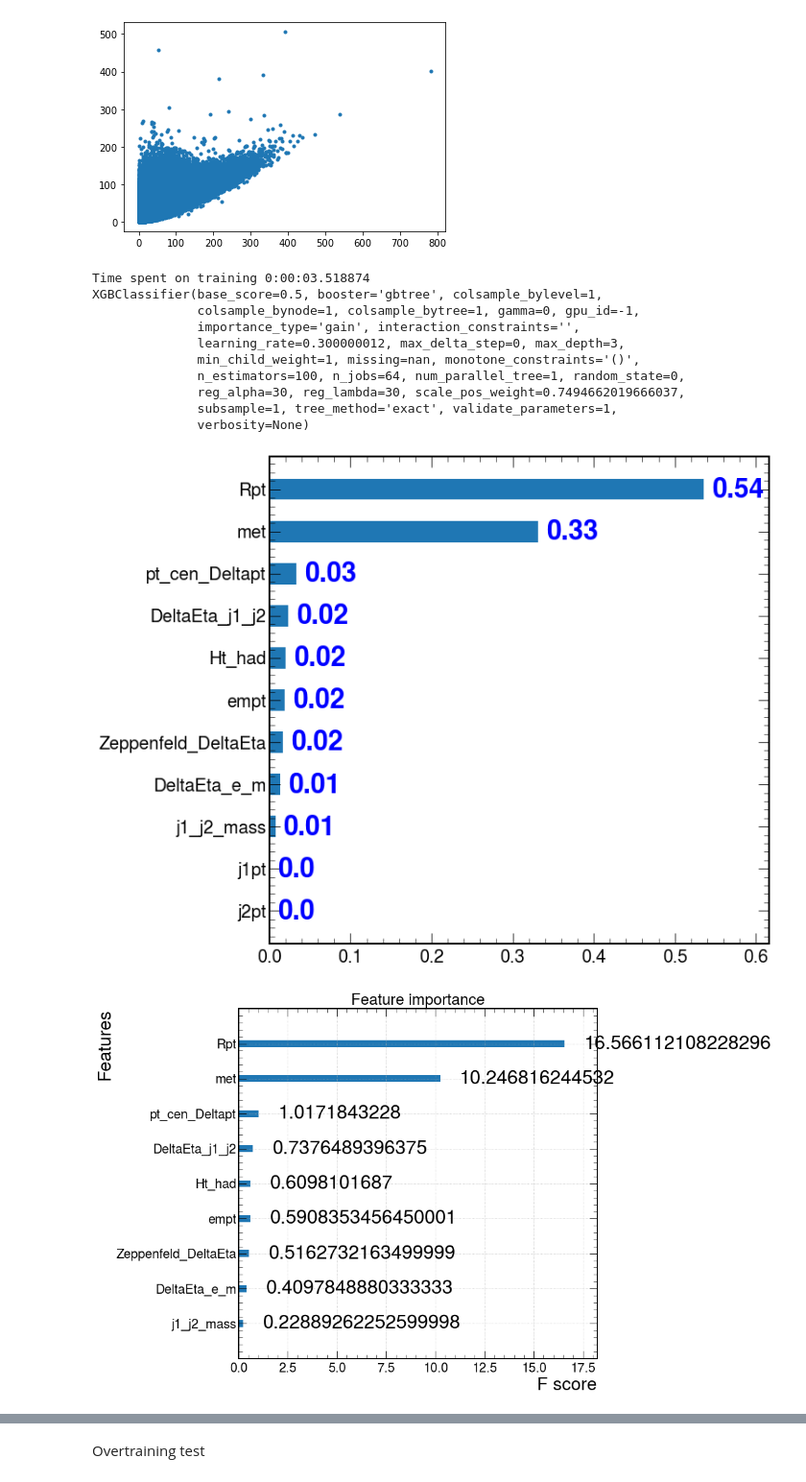
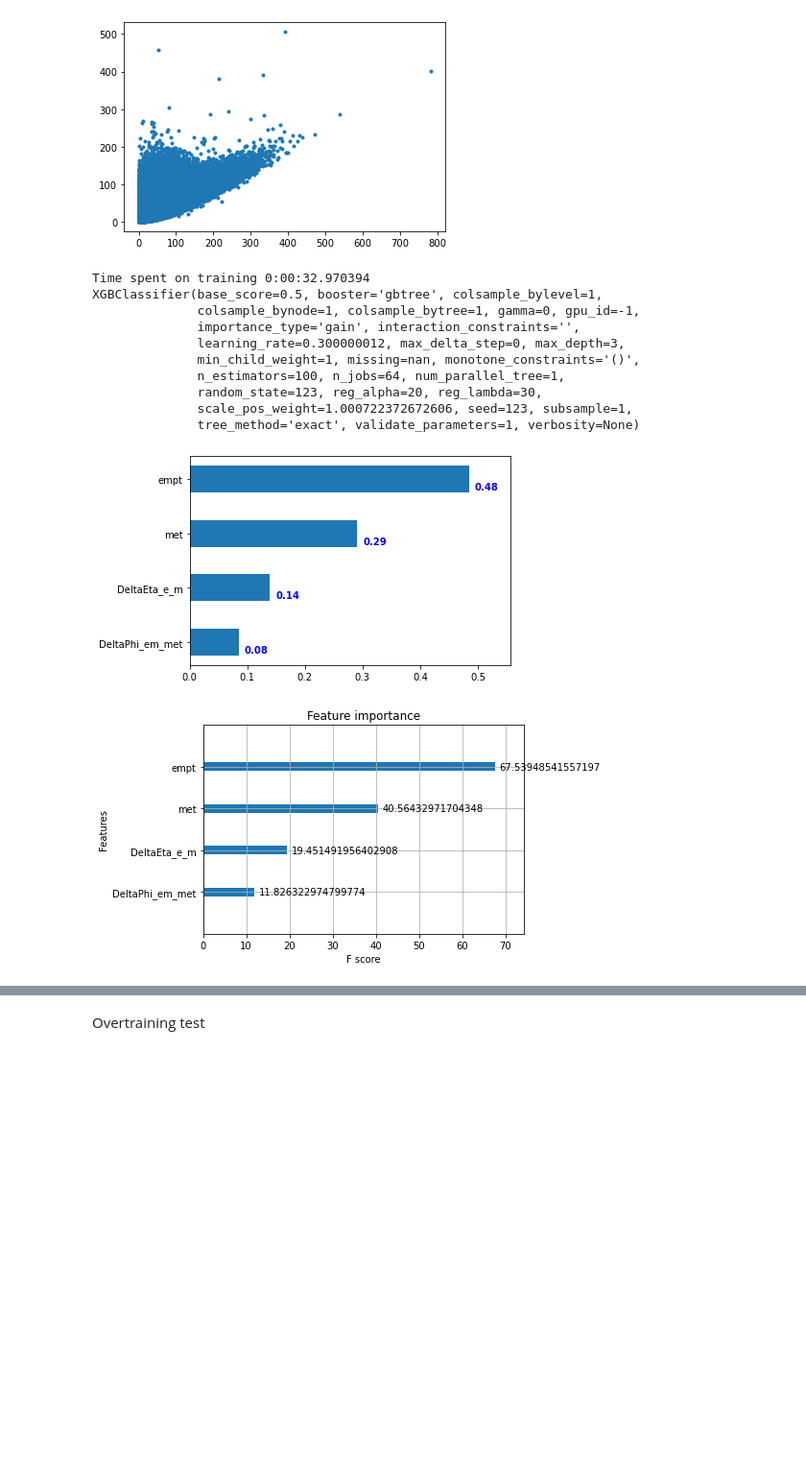
Before and after one commit to kawaho/XGBoost-for-HtoEMu, a Jupyter notebook: training.ipynb, the cells around one changed output, grey strips where cells are left out. Shown: that part at 96% size. Cells and saved outputs as stored; diff of their text form; code cells hidden in the pictures; blank space fills up the shorter version.

```diff
--- a/training.ipynb
+++ b/training.ipynb
@@ -45,7 +51,7 @@ var_dict = [{}, {}, {}]
 df = []
 for year in years:
   print(f'Processing {year}')
-  result = load(f"../results/{year}/makeDF/output_addition.coffea")
+  result = load(f"../results/{year}/makeDF/output_WJet2.coffea")
   if isinstance(result,tuple):
       result = result[0]
   for varName in result:
@@ -103,11 +71,6 @@ TypeError: list indices must be integers or slices, not str
 # %%
-njet = 2
+njet = 0
 data = df[njet] #pd.read_parquet('../results/csv4BDT/out_1jets.parquet')
-#data['empt_Per_e_m_Mass'] = data['empt']/data['e_m_Mass']
-#data['ept'] = data['ept_Per_e_m_Mass']*data['e_m_Mass']
-#data['mpt'] = data['mpt_Per_e_m_Mass']*data['e_m_Mass']
-#data['pZeta_Per_e_m_Mass'] = data['pZeta']/data['e_m_Mass']
-# data['pZetaVis_Per_e_m_Mass'] = data['pZetaVis']/data['e_m_Mass']
 print ('finish loading Dataframes')
 print('Size of data: {}'.format(data.shape))
 print('Number of events: {}'.format(data.shape[0]))
@@ -139,17 +102,18 @@ Prepare training/testing samples
 data_clean = data[~data.isin([np.nan, np.inf, -np.inf]).any(1)]
 
 data_cuts = data_clean[(data_clean['weight']!=0)&(data_clean['opp_charge']==1)&(data_clean['e_m_Mass']>115)&(data_clean['e_m_Mass']<135)&((data_clean['label']==1)|(data_clean['label']==0))]
-data_vbf = data_cuts[data_cuts['isVBFcat']==1]
+data_vbf = data_cuts#[data_cuts['isVBFcat']==1]
 data_vbf.loc[:, ('absweight')] = data_vbf['weight'].abs()
-# data_vbf.loc[:, ('j1btagDeepFlavB_geo')] = data_vbf['j1btagDeepFlavB']*(data_vbf['j1Eta'].abs()<2.5)
-# data_vbf.loc[:, ('j2btagDeepFlavB_geo')] = data_vbf['j2btagDeepFlavB']*(data_vbf['j2Eta'].abs()<2.5)
-#data_vbf.loc[:, ('label')] = data_vbf.label.astype('category')
+ogweight = data_vbf['absweight'].loc[data_vbf['label']==1].sum()
+data_vbf['absweight'].loc[data_vbf['label']==1] /= data_vbf[data_vbf['label']==1]['e_m_Mass_reso']
+#data_vbf['absweight'].loc[data_vbf['label']==1] /= np.exp(data_vbf[data_vbf['label']==1]['e_m_Mass_reso'])
+#data_vbf['absweight'].loc[data_vbf['label']==1] *= ogweight/data_vbf[data_vbf['label']==1]['absweight'].sum()
 
 # split data into X and y
 X = data_vbf
 Y = data_vbf['label']
 
-# split data into train and test sets
+# split data into train and tsest sets
 seed = 123
 test_size = 0.30
 X_train, X_test, y_train, y_test = train_test_split(X, Y, test_size=test_size, random_state=seed)
@@ -221,52 +188,52 @@ plt.plot('m_met_mT','met','.',data=data_vbf)
 [<matplotlib.lines.Line2D at 0x...>]
 [figure]
 # %%
-#feature_names = ['met', 'DeltaEta_e_m', 'empt', 'DeltaPhi_em_met']#, 'e_met_mT', 'm_met_mT', 'mpt_Per_e_m_Mass', 'ept_Per_e_m_Mass']
+feature_names = ['met', 'DeltaEta_e_m', 'empt', 'DeltaPhi_em_met']#, 'e_met_mT', 'm_met_mT', 'mpt_Per_e_m_Mass', 'ept_Per_e_m_Mass']
 #feature_names = ['met', 'DeltaEta_e_m', 'empt', 'DeltaPhi_em_met', 'j1pt', 'j1Eta', 'DeltaEta_j1_em']
 #feature_names = ['Ht_had', 'Rpt', 'DeltaEta_j1_j2', 'j1_j2_mass', 'j2pt', 'pt_cen_Deltapt', 'DeltaEta_em_j1j2', 'j1pt', 'empt', 'met', 'DeltaEta_e_m']
-feature_names = ['Zeppenfeld_DeltaEta', 'Ht_had', 'Rpt', 'DeltaEta_j1_j2', 'j1_j2_mass', 'j2pt', 'pt_cen_Deltapt', 'j1pt', 'empt', 'met', 'DeltaEta_e_m']
+#feature_names = ['Zeppenfeld_DeltaEta', 'Ht_had', 'Rpt', 'DeltaEta_j1_j2', 'j1_j2_mass', 'j2pt', 'pt_cen_Deltapt', 'j1pt', 'empt', 'met', 'DeltaEta_e_m']
 # %%
 # Train with the default model to select features
 tic = time.time()
-#model = xgb.XGBClassifier(n_jobs=nthreads, objective='binary:logistic', scale_pos_weight=sig_to_bkg_ratio, max_depth=3, reg_lambda=30, reg_alpha=20, seed=123)#, reg_alpha=15)#, learning_rate=0.1)#reg_lambda=30, learning_rate=0.1, n_estimators=50)#max_depth=3, seed=123)
+model = xgb.XGBClassifier(n_jobs=nthreads, objective='binary:logistic', scale_pos_weight=sig_to_bkg_ratio, max_depth=3, reg_lambda=30, reg_alpha=20, seed=123)#, reg_alpha=15)#, learning_rate=0.1)#reg_lambda=30, learning_rate=0.1, n_estimators=50)#max_depth=3, seed=123)
 #model = xgb.XGBClassifier(n_jobs=nthreads, objective='binary:logistic', scale_pos_weight=sig_to_bkg_ratio, max_depth=3, reg_lambda=30, reg_alpha=20)#, learning_rate=0.1)#reg_lambda=30, learning_rate=0.1, n_estimators=50)#max_depth=3, seed=123)
 #model = xgb.XGBClassifier(n_jobs=nthreads, objective='binary:logistic', scale_pos_weight=sig_to_bkg_ratio, max_depth=3, reg_lambda=30, reg_alpha=30)
-model = xgb.XGBClassifier(n_jobs=nthreads, objective='binary:logistic', scale_pos_weight=sig_to_bkg_ratio, max_depth=3, reg_lambda=30, reg_alpha=30)
+#model = xgb.XGBClassifier(n_jobs=nthreads, objective='binary:logistic', scale_pos_weight=sig_to_bkg_ratio, max_depth=3, reg_lambda=30, reg_alpha=30)
 model.fit(X_train_pos[feature_names], y_train_pos, early_stopping_rounds=10, sample_weight=X_train_pos['absweight'], eval_set = [(X_train_pos[feature_names], y_train_pos), (X_test_pos[feature_names], y_test_pos)], eval_metric='auc', sample_weight_eval_set = [X_train_pos['absweight'], X_test_pos['absweight']], verbose=False)
 toc = time.time()
 print("Time spent on training %s"%str(timedelta(seconds=toc - tic)))
 print(model)
 
 #Check the feature ranking
 importances = model.feature_importances_
 sorted_importance = [y for y, x in sorted(zip(importances, feature_names), key=lambda pair: pair[0])]
 sorted_features = [x for y, x in sorted(zip(importances, feature_names), key=lambda pair: pair[0])]
 plt.barh(range(len(sorted_importance)), sorted_importance, tick_label=sorted_features, height=0.5)
 plt.xlim(0, max(sorted_importance)*1.15)
 for i, v in enumerate(sorted_importance):
     plt.text(v+0.01, i-0.2, str(round(v,2)), color = 'blue', fontweight = 'bold')
 plt.show()
 
 xgb.plot_importance(model, importance_type="gain")
 plt.show()
 
 #Check also the auc
 results = model.evals_result()
 print ("AUC of training set: %f"%results['validation_0']['auc'][-1])
 print ("AUC of testing set: %f"%results['validation_1']['auc'][-1])
 print('Difference: %.2f'%((results['validation_0']['auc'][-1]-results['validation_1']['auc'][-1])*100/(results['validation_0']['auc'][-1]+results['validation_1']['auc'][-1])))
 
 #Modify features in the cell above accordingly and run again
 # %% [output]
-Time spent on training 0:00:03.518874
+Time spent on training 0:00:32.970394
 XGBClassifier(base_score=0.5, booster='gbtree', colsample_bylevel=1,
               colsample_bynode=1, colsample_bytree=1, gamma=0, gpu_id=-1,
               importance_type='gain', interaction_constraints='',
               learning_rate=0.300000012, max_delta_step=0, max_depth=3,
               min_child_weight=1, missing=nan, monotone_constraints='()',
-              n_estimators=100, n_jobs=64, num_parallel_tree=1, random_state=0,
-              reg_alpha=30, reg_lambda=30, scale_pos_weight=0.7494662019666037,
-              subsample=1, tree_method='exact', validate_parameters=1,
-              verbosity=None)
+              n_estimators=100, n_jobs=64, num_parallel_tree=1,
+              random_state=123, reg_alpha=20, reg_lambda=30,
+              scale_pos_weight=1.000722372672606, seed=123, subsample=1,
+              tree_method='exact', validate_parameters=1, verbosity=None)
-[figure, old version]
+[figure, new version]
-[figure, old version]
+[figure, new version]
```
Also changed, not shown: parts of 19 cells of this notebook, 4 other files.
